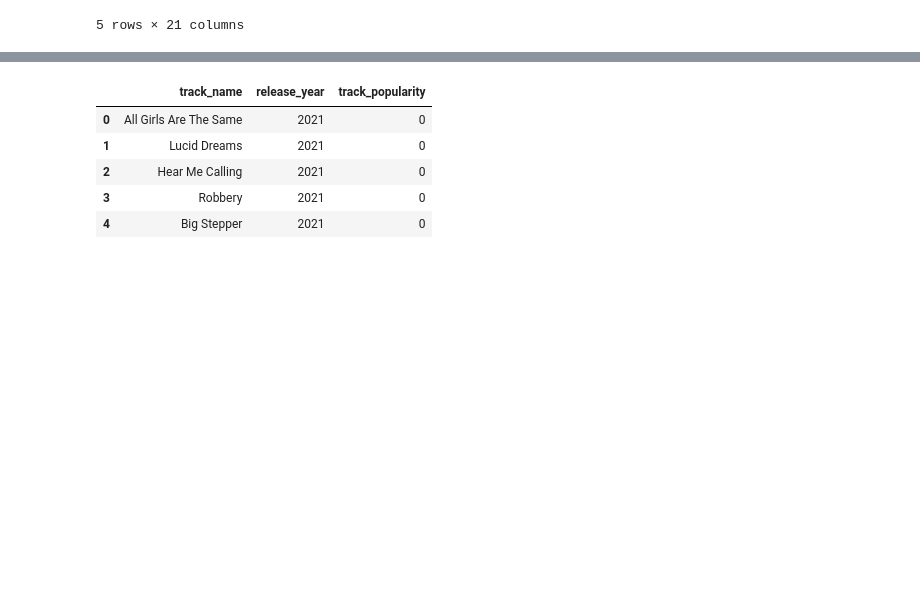
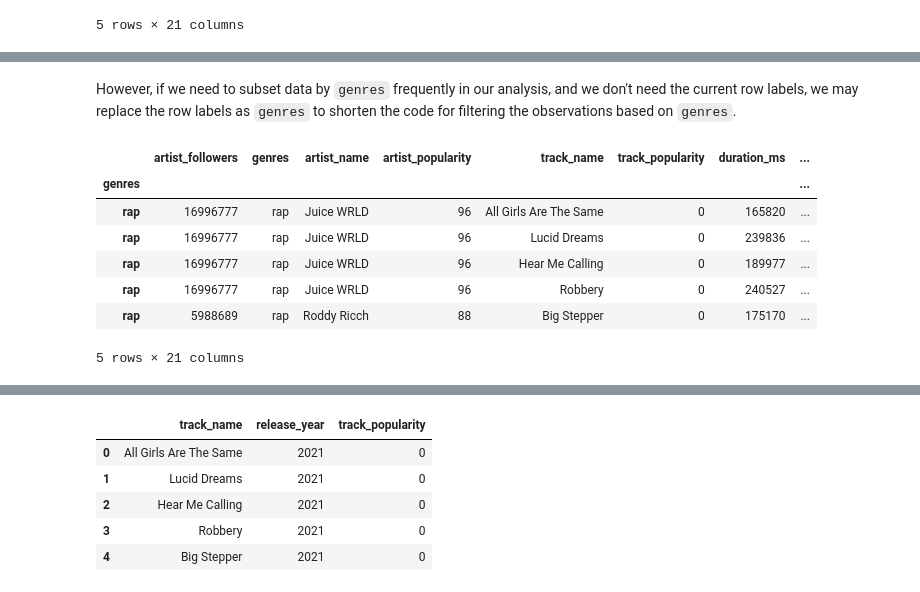
Before and after one commit to NUstat/DataScience_Intro_python, a Jupyter notebook: Pandas.ipynb, the cells around one changed output, grey strips where cells are left out. Saved outputs shown, nothing was run; the diff lists cells and outputs as text; code cells hidden in the pictures; blank space fills up the shorter version.

Commit message:
pandas_indexing

```diff
--- a/Pandas.ipynb
+++ b/Pandas.ipynb
@@ -433,0 +448,15 @@ popular_songs.head()
+# %% [markdown]
+However, if we need to subset data by `genres` frequently in our analysis, and we don't need the current row labels, we may replace the row labels as `genres` to shorten the code for filtering the observations based on `genres`.
+# %%
+#Defining row labels as the values of the column `genres`
+spotify_data_reindexed = spotify_data.set_index(keys=spotify_data['genres'])
+spotify_data_reindexed.head()
+# %% [output]
+|  | artist_followers | genres | artist_name | artist_popularity | track_name | track_popularity | duration_ms | ... |
+| genres |  |  |  |  |  |  |  | ... |
+| rap | 16996777 | rap | Juice WRLD | 96 | All Girls Are The Same | 0 | 165820 | ... |
+| rap | 16996777 | rap | Juice WRLD | 96 | Lucid Dreams | 0 | 239836 | ... |
+| rap | 16996777 | rap | Juice WRLD | 96 | Hear Me Calling | 0 | 189977 | ... |
+| rap | 16996777 | rap | Juice WRLD | 96 | Robbery | 0 | 240527 | ... |
+| rap | 5988689 | rap | Roddy Ricch | 88 | Big Stepper | 0 | 175170 | ... |
+5 rows × 21 columns
```
Also changed, not shown: parts of 136 cells of this notebook.
